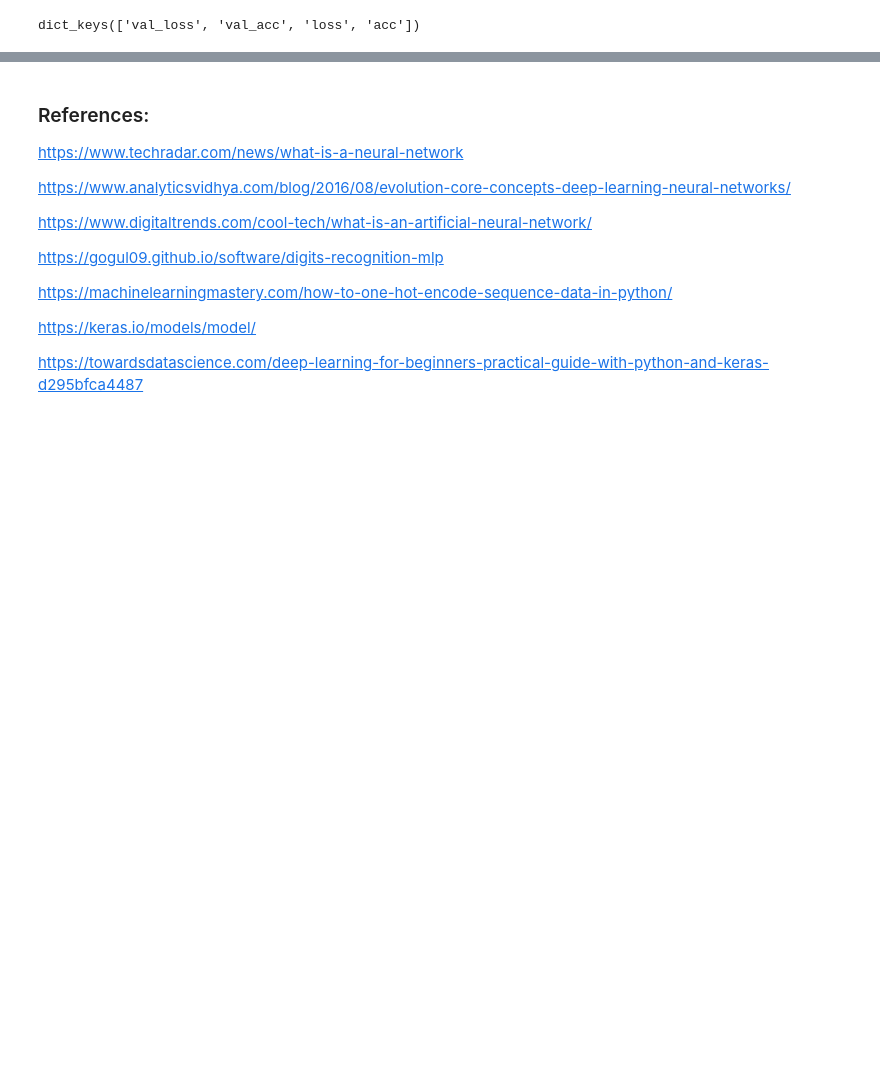
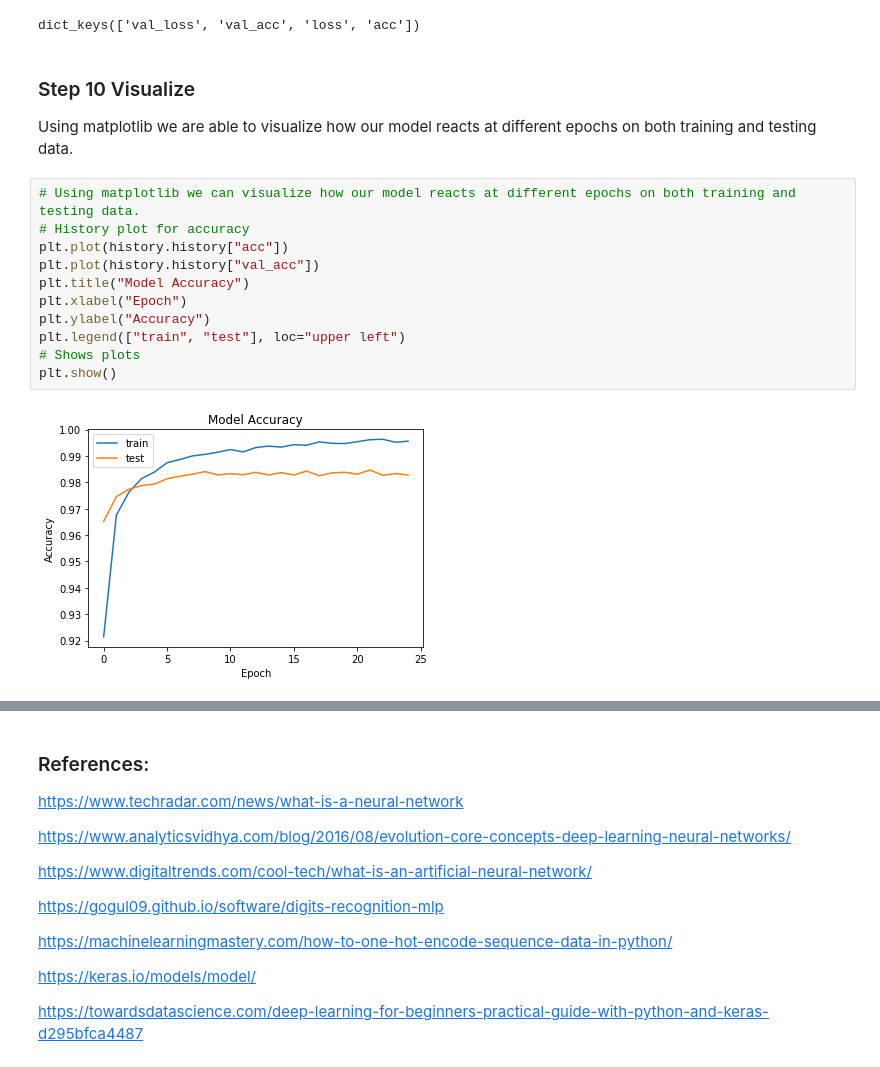
Before and after one commit to kamilam1987/Emerging_Technologies, a Jupyter notebook: digit-recognition.ipynb, the cells around one changed output, grey strips where cells are left out. Drawn from its saved outputs; the diff is of its cells as text; blank space fills up the shorter version.

Commit message:
Created visualization plots for model accuracy and model loss

```diff
--- a/digit-recognition.ipynb
+++ b/digit-recognition.ipynb
@@ -215,3 +215,19 @@ print (history.history.keys())
 scores = model.evaluate(testData, mTestLabels, verbose=0)
 # %% [output]
 dict_keys(['val_loss', 'val_acc', 'loss', 'acc'])
+# %% [markdown]
+### Step 10 Visualize
+Using matplotlib we are able to visualize how our model reacts at different epochs on both training and testing data.
+# %%
+# Using matplotlib we can visualize how our model reacts at different epochs on both training and testing data.
+# History plot for accuracy
+plt.plot(history.history["acc"])
+plt.plot(history.history["val_acc"])
+plt.title("Model Accuracy")
+plt.xlabel("Epoch")
+plt.ylabel("Accuracy")
+plt.legend(["train", "test"], loc="upper left")
+# Shows plots
+plt.show()
+# %% [output]
+[figure, added]
```
Also changed, not shown: parts of 4 cells of this notebook.
